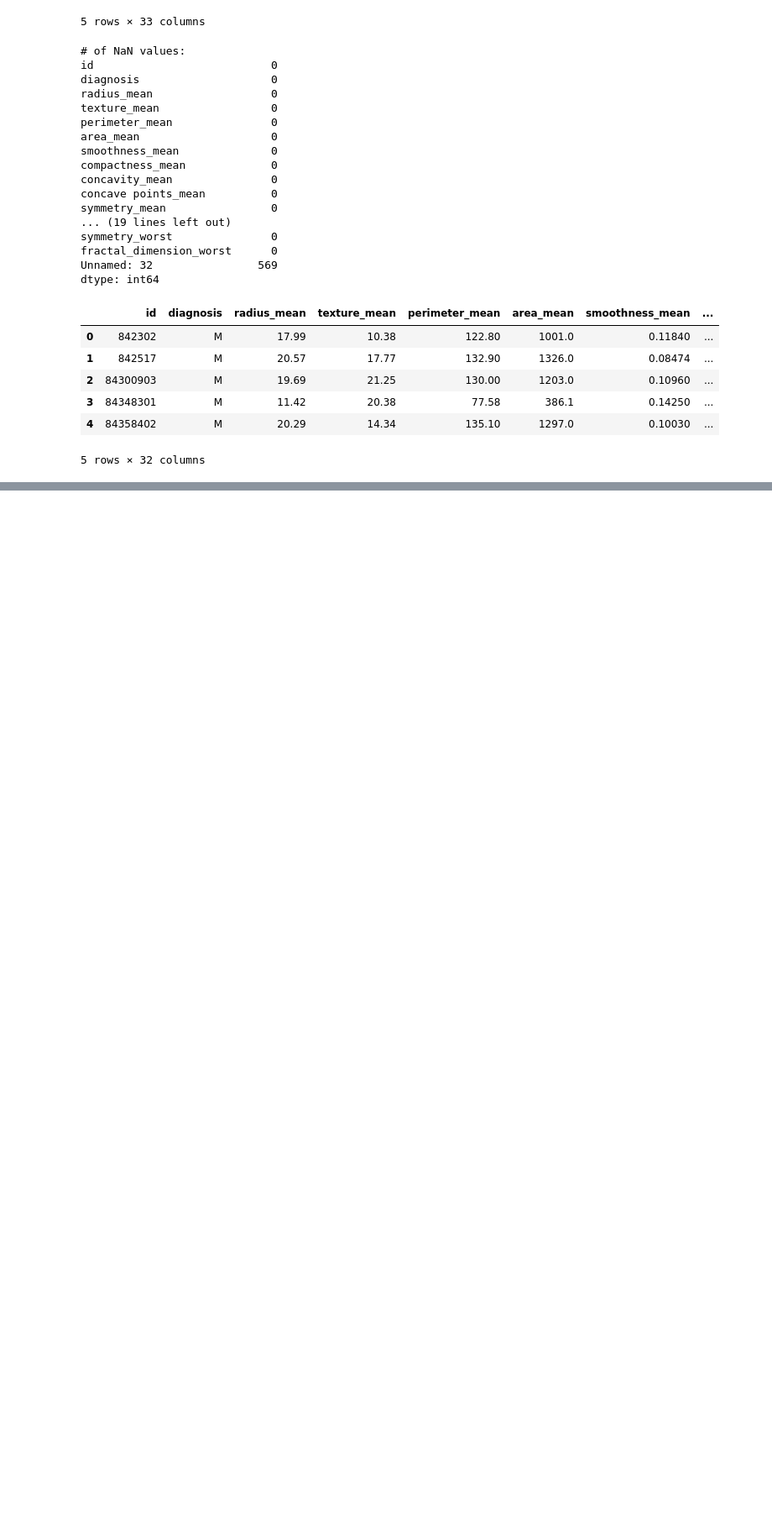
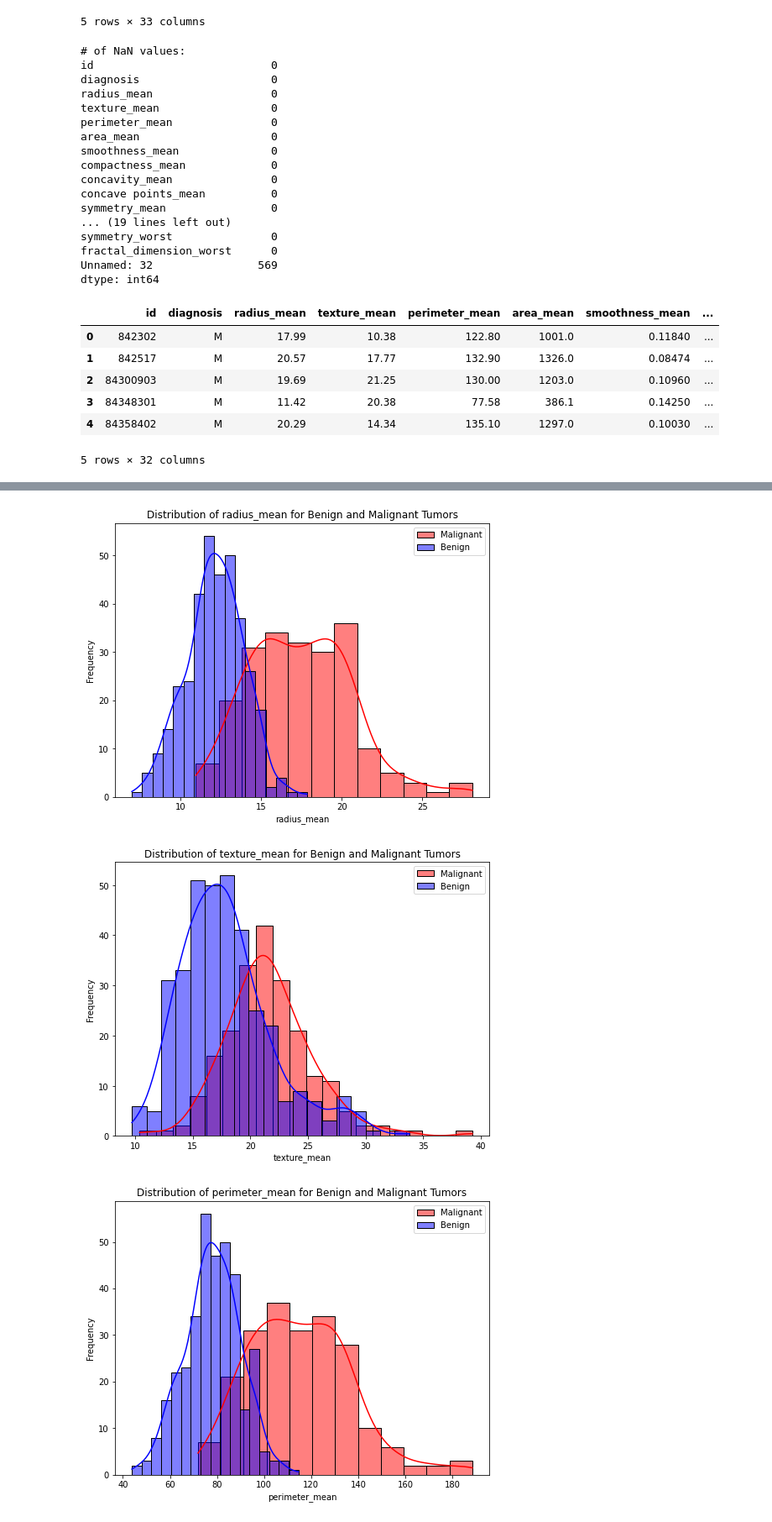
Before and after one commit to atainterg/CS3870-Final-Project, a Jupyter notebook: CS3870_PredictingBenignOrCancer.ipynb, the cells around one changed output, grey strips where cells are left out. Shown at 84% size. Drawn from its saved outputs; the diff is of its cells as text; code cells hidden in the pictures; blank space fills up the shorter version.

```diff
--- a/CS3870_PredictingBenignOrCancer.ipynb
+++ b/CS3870_PredictingBenignOrCancer.ipynb
@@ -89,2 +89,20 @@ original_data.describe()
 malignant_data=original_data[original_data['diagnosis'] ==1]
 benign_data=original_data[original_data['diagnosis'] ==0]
+# %%
+# create a features df without the diagnosis
+features = original_data.columns[1:]
+
+#loop through each feature and create a plot
+for feature in features:
+    plt.figure(figsize=(8, 6))
+    sns.histplot(malignant_data[feature], color='red', label='Malignant', kde=True)
+    sns.histplot(benign_data[feature], color='blue', label='Benign', kde=True)
+    plt.title(f'Distribution of {feature} for Benign and Malignant Tumors')
+    plt.xlabel(feature)
+    plt.ylabel('Frequency')
+    plt.legend()
+    plt.show()
+# %% [output]
+[figure, added]
+[figure, added]
+[figure, added]
```
Also changed, not shown: parts of 4 cells of this notebook.
